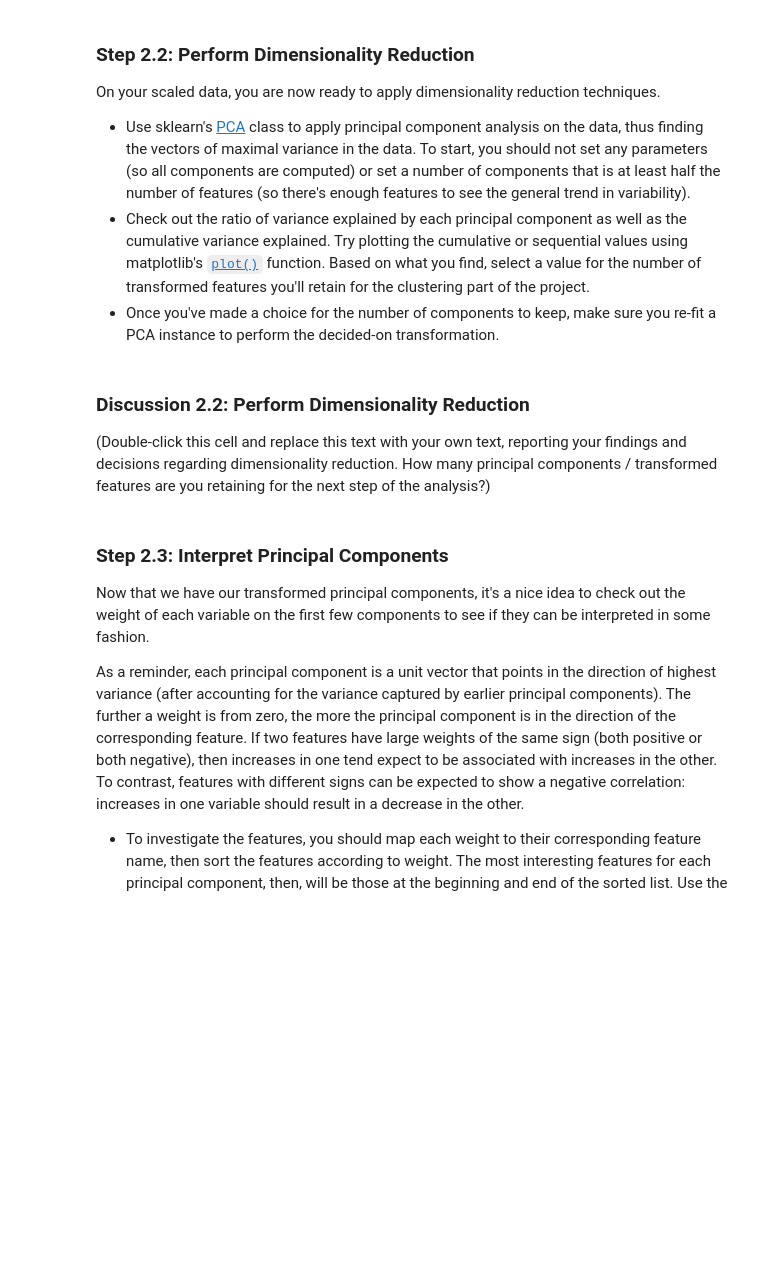
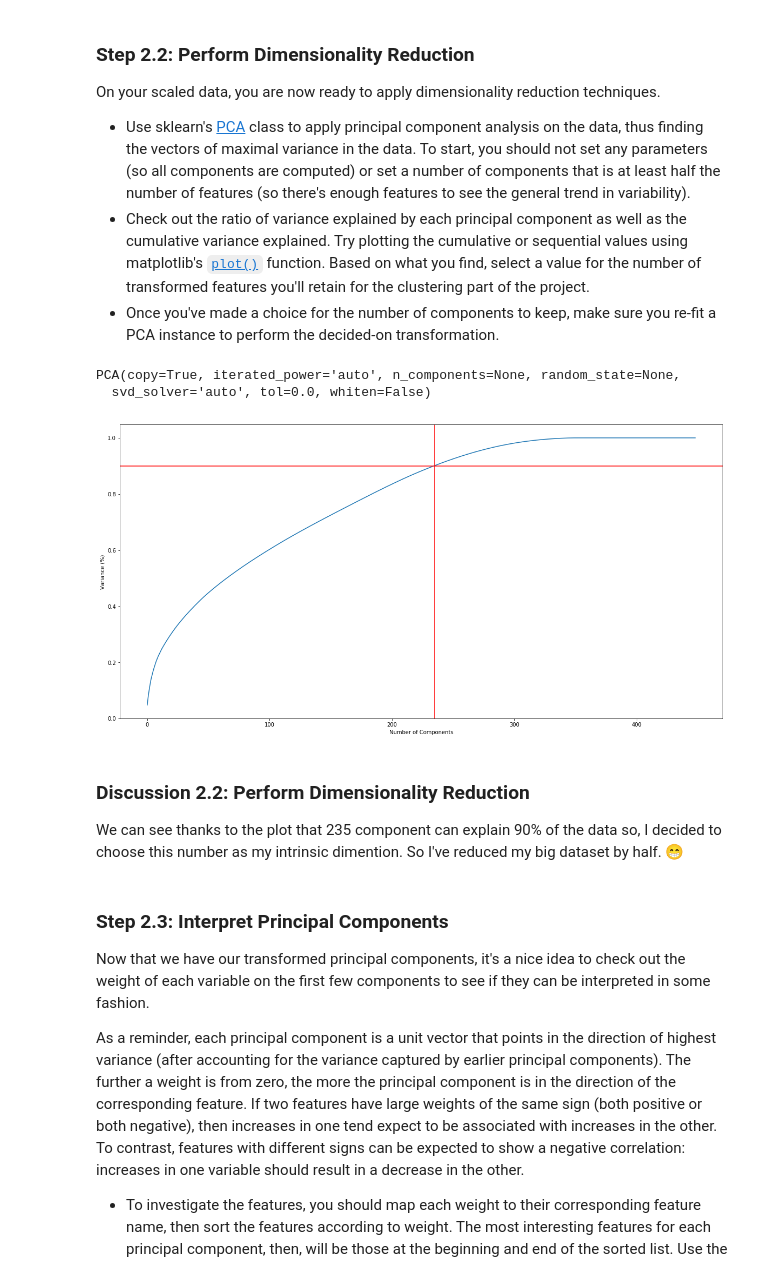
Before and after one commit to Mdhvince/Customer_Segmentation, a Jupyter notebook: Identify_Customer_Segments.ipynb, the cells around one changed output. Saved outputs shown, nothing was run; the diff lists cells and outputs as text; code cells hidden in the pictures; blank space fills up the shorter version.

Commit message:
end the process with the trainning data

```diff
--- a/Identify_Customer_Segments.ipynb
+++ b/Identify_Customer_Segments.ipynb
@@ -395,5 +390,5 @@ azdias_nomissing = azdias_nomissing.drop(labels = 'CAMEO_INTL_2015', axis = 1)
 # %%
-azdias_nomissing['CAMEO_INTL_WEALTH'] = azdias_nomissing['CAMEO_INTL_WEALTH'].astype('category', ordered = True)
+azdias_nomissing['CAMEO_INTL_WEALTH'] = azdias_nomissing['CAMEO_INTL_WEALTH'].cat.codes
 # %% [markdown]
 #### Discussion 1.2.2: Engineer Mixed-Type Features
 
@@ -427,6 +422,7 @@ azdias_nomissing.drop(labels = to_drop, axis = 1, inplace = True)
 # %%
 # Do whatever you need to in order to ensure that the dataframe only contains
 # the columns that should be passed to the algorithm functions.
+azdias_nomissing.drop(labels = 'nb_missing_by_row', axis = 1, inplace = True)
 # %% [markdown]
 ### Step 1.3: Create a Cleaning Function
 
@@ -468,2 +532,6 @@ Before we apply dimensionality reduction techniques to the data, we need to perf
 # %%
 # Apply feature scaling to the general population demographics data.
+from sklearn.preprocessing import StandardScaler
+
+scaler = StandardScaler()
+X = scaler.fit_transform(azdias_nomissing)
@@ -481,3 +549,11 @@ On your scaled data, you are now ready to apply dimensionality reduction techniq
 - Once you've made a choice for the number of components to keep, make sure you re-fit a PCA instance to perform the decided-on transformation.
 # %%
 # Apply PCA to the data.
+
+from sklearn.decomposition import PCA
+
+pca = PCA()
+pca.fit(X)
+# %% [output]
+PCA(copy=True, iterated_power='auto', n_components=None, random_state=None,
+  svd_solver='auto', tol=0.0, whiten=False)
@@ -486,2 +560,14 @@ On your scaled data, you are now ready to apply dimensionality reduction techniq
+# %%
+plt.figure(figsize=(20,10))
+
+#Plotting the Cumulative Summation of the Explained Variance
+plt.plot(np.cumsum(pca.explained_variance_ratio_))
+plt.axhline(y=0.9, color='r', linestyle='-')
+plt.axvline(x=235, color='r', linestyle='-')
+plt.xlabel('Number of Components')
+plt.ylabel('Variance (%)') #for each component
+plt.show()
+# %% [output]
+[figure, added]
 # %%
 # Re-apply PCA to the data while selecting for number of components to retain.
@@ -488,7 +578,8 @@ On your scaled data, you are now ready to apply dimensionality reduction techniq
-# %% [markdown]
-### Discussion 2.2: Perform Dimensionality Reduction
-
-(Double-click this cell and replace this text with your own text, reporting your findings and decisions regarding dimensionality reduction. How many principal components / transformed features are you retaining for the next step of the analysis?)
+# %% [markdown]
+### Discussion 2.2: Perform Dimensionality Reduction
+
+We can see thanks to the plot that 235 component can explain 90% of the data so, I decided to choose this number as my intrinsic dimention.
+So I've reduced my big dataset by half. 😁
 # %% [markdown]
 ### Step 2.3: Interpret Principal Components
 
```
Also changed, not shown: parts of 36 cells of this notebook.
